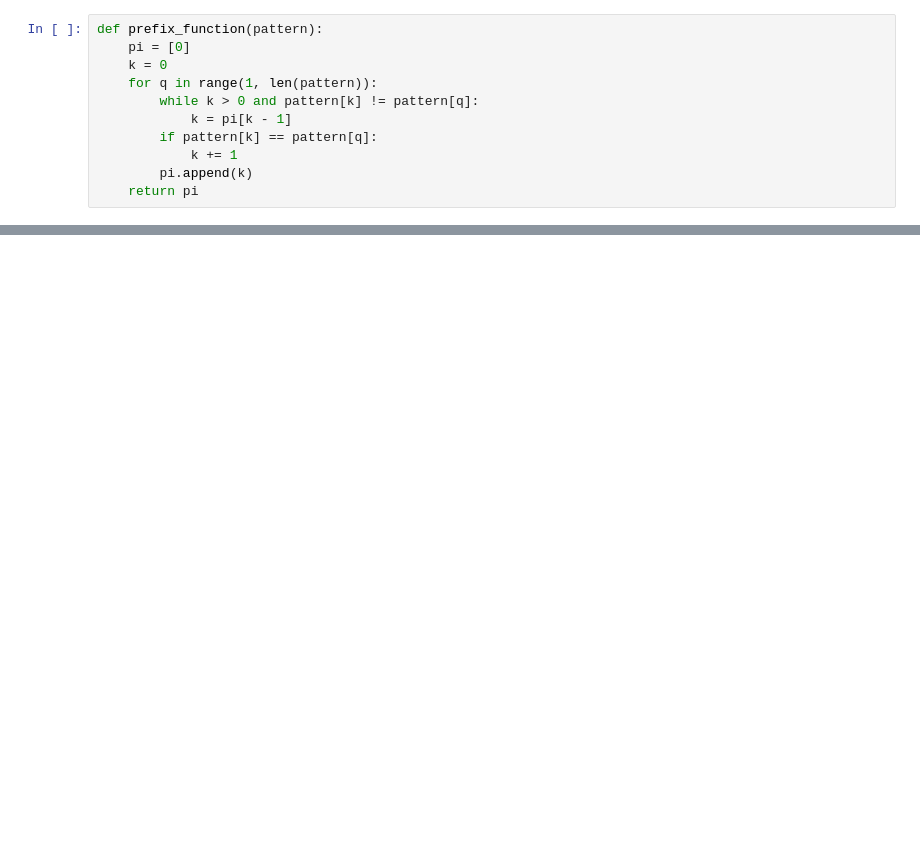
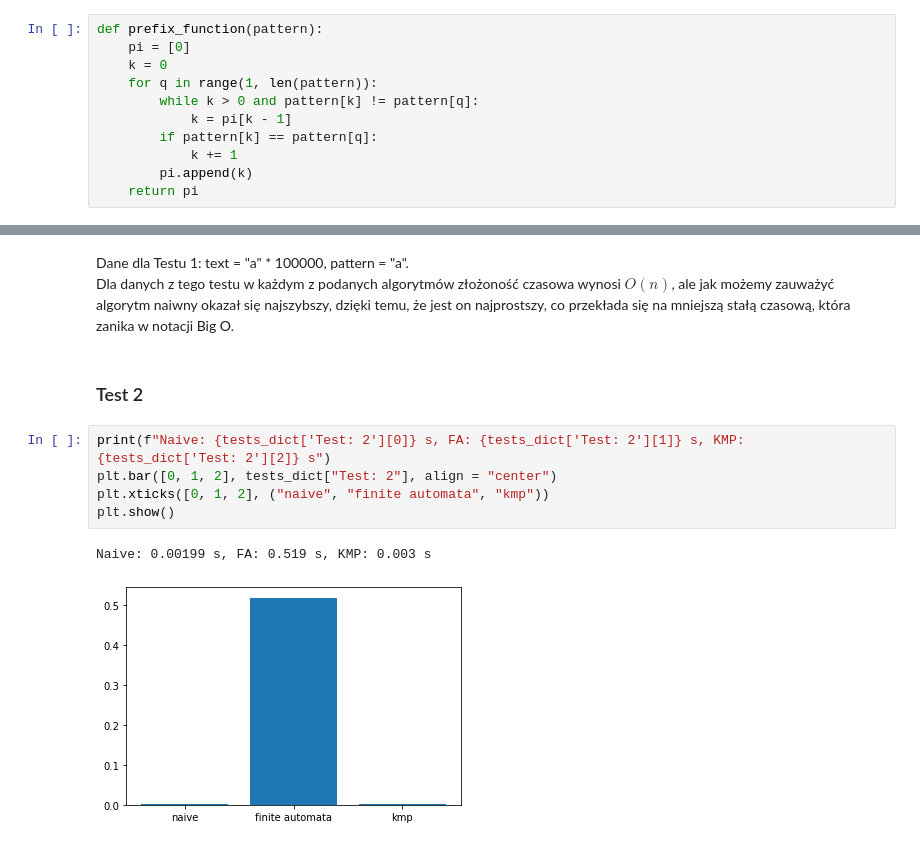
Before and after one commit to CN-28/Text-Algorithms, a Jupyter notebook: lab1/lab1.ipynb, the cells around one changed output, grey strips where cells are left out. Cells and saved outputs as stored; diff of their text form; blank space fills up the shorter version.

```diff
--- a/lab1/lab1.ipynb
+++ b/lab1/lab1.ipynb
@@ -78,0 +140,13 @@ The shift 7 is correct
+# %% [markdown]
+Dane dla Testu 1: text = "a" * 100000, pattern = "a".\
+Dla danych z tego testu w każdym z podanych algorytmów złożoność czasowa wynosi $O(n)$, ale jak możemy zauważyć algorytm naiwny okazał się najszybszy, dzięki temu, że jest on najprostszy, co przekłada się na mniejszą stałą czasową, która zanika w notacji Big O.
+# %% [markdown]
+### Test 2
+# %%
+print(f"Naive: {tests_dict['Test: 2'][0]} s, FA: {tests_dict['Test: 2'][1]} s, KMP: {tests_dict['Test: 2'][2]} s")
+plt.bar([0, 1, 2], tests_dict["Test: 2"], align = "center")
+plt.xticks([0, 1, 2], ("naive", "finite automata", "kmp"))
+plt.show()
+# %% [output]
+Naive: 0.00199 s, FA: 0.519 s, KMP: 0.003 s
+[figure, added]
```
Also changed, not shown: parts of 46 cells of this notebook, 2 other files.
